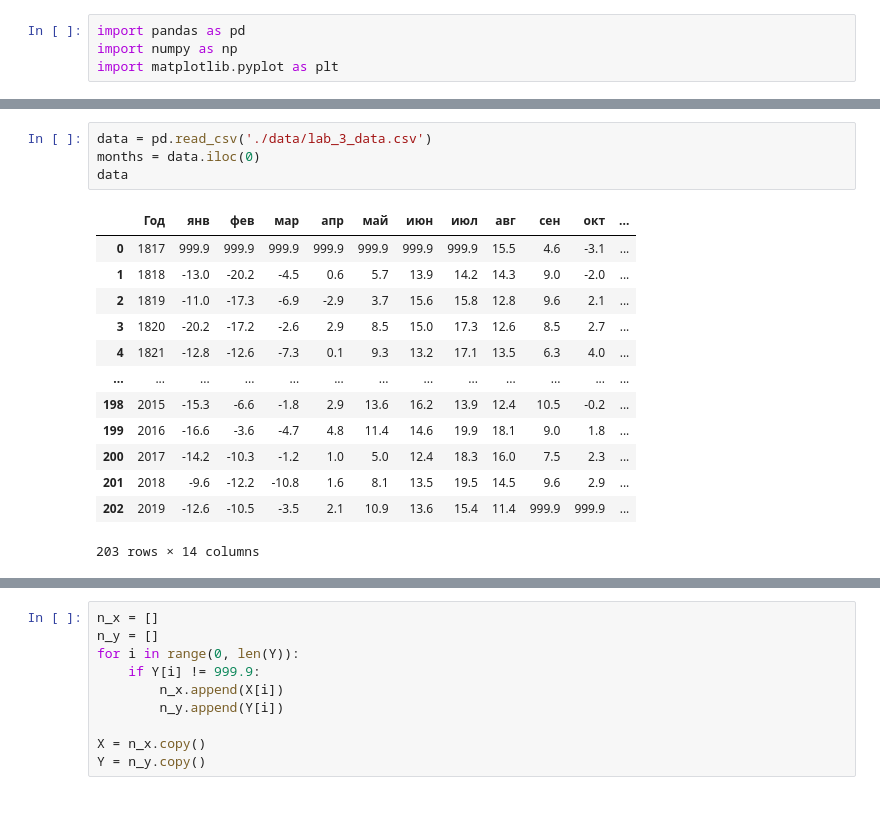
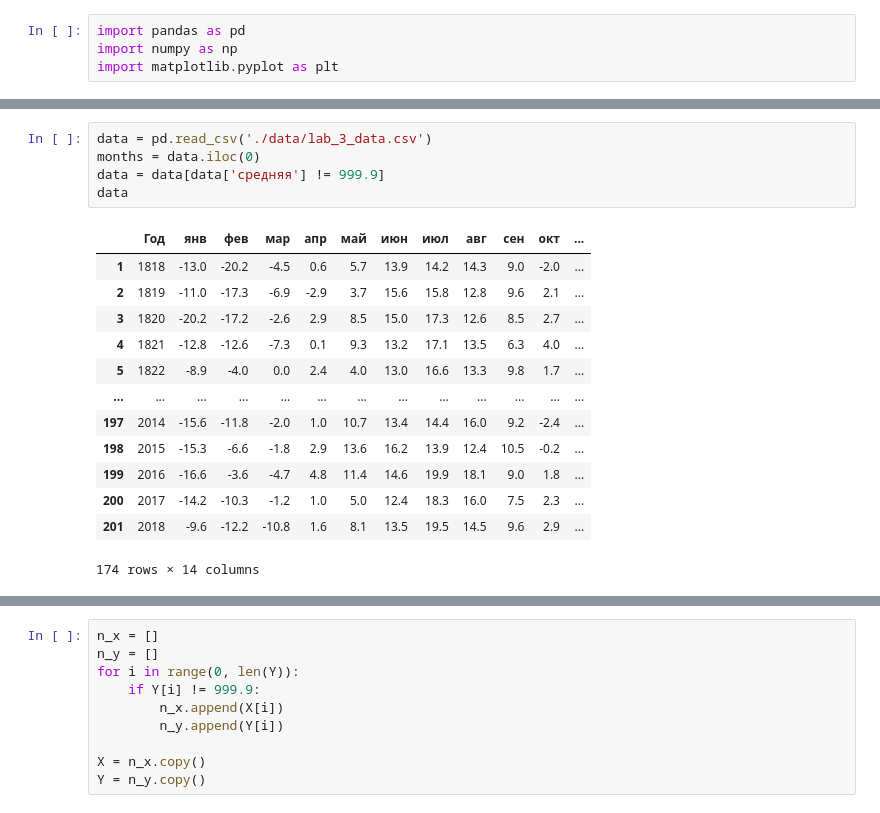
Before and after one commit to GordStep/Python-Mathematical-modeling-methods, a Jupyter notebook: source/lab_3.ipynb, the cells around one changed output, grey strips where cells are left out. Drawn from its saved outputs; the diff is of its cells as text.

```diff
--- a/source/lab_3.ipynb
+++ b/source/lab_3.ipynb
@@ -5,18 +8,19 @@ import matplotlib.pyplot as plt
 # %%
 data = pd.read_csv('./data/lab_3_data.csv')
 months = data.iloc(0)
+data = data[data['средняя'] != 999.9]
 data
 # %% [output]
 |  | Год | янв | фев | мар | апр | май | июн | июл | авг | сен | окт | ... |
-| 0 | 1817 | 999.9 | 999.9 | 999.9 | 999.9 | 999.9 | 999.9 | 999.9 | 15.5 | 4.6 | -3.1 | ... |
 | 1 | 1818 | -13.0 | -20.2 | -4.5 | 0.6 | 5.7 | 13.9 | 14.2 | 14.3 | 9.0 | -2.0 | ... |
 | 2 | 1819 | -11.0 | -17.3 | -6.9 | -2.9 | 3.7 | 15.6 | 15.8 | 12.8 | 9.6 | 2.1 | ... |
 | 3 | 1820 | -20.2 | -17.2 | -2.6 | 2.9 | 8.5 | 15.0 | 17.3 | 12.6 | 8.5 | 2.7 | ... |
 | 4 | 1821 | -12.8 | -12.6 | -7.3 | 0.1 | 9.3 | 13.2 | 17.1 | 13.5 | 6.3 | 4.0 | ... |
+| 5 | 1822 | -8.9 | -4.0 | 0.0 | 2.4 | 4.0 | 13.0 | 16.6 | 13.3 | 9.8 | 1.7 | ... |
 | ... | ... | ... | ... | ... | ... | ... | ... | ... | ... | ... | ... | ... |
+| 197 | 2014 | -15.6 | -11.8 | -2.0 | 1.0 | 10.7 | 13.4 | 14.4 | 16.0 | 9.2 | -2.4 | ... |
 | 198 | 2015 | -15.3 | -6.6 | -1.8 | 2.9 | 13.6 | 16.2 | 13.9 | 12.4 | 10.5 | -0.2 | ... |
 | 199 | 2016 | -16.6 | -3.6 | -4.7 | 4.8 | 11.4 | 14.6 | 19.9 | 18.1 | 9.0 | 1.8 | ... |
 | 200 | 2017 | -14.2 | -10.3 | -1.2 | 1.0 | 5.0 | 12.4 | 18.3 | 16.0 | 7.5 | 2.3 | ... |
 | 201 | 2018 | -9.6 | -12.2 | -10.8 | 1.6 | 8.1 | 13.5 | 19.5 | 14.5 | 9.6 | 2.9 | ... |
-| 202 | 2019 | -12.6 | -10.5 | -3.5 | 2.1 | 10.9 | 13.6 | 15.4 | 11.4 | 999.9 | 999.9 | ... |
-203 rows × 14 columns
+174 rows × 14 columns
```
Also changed, not shown: parts of 27 cells of this notebook.
